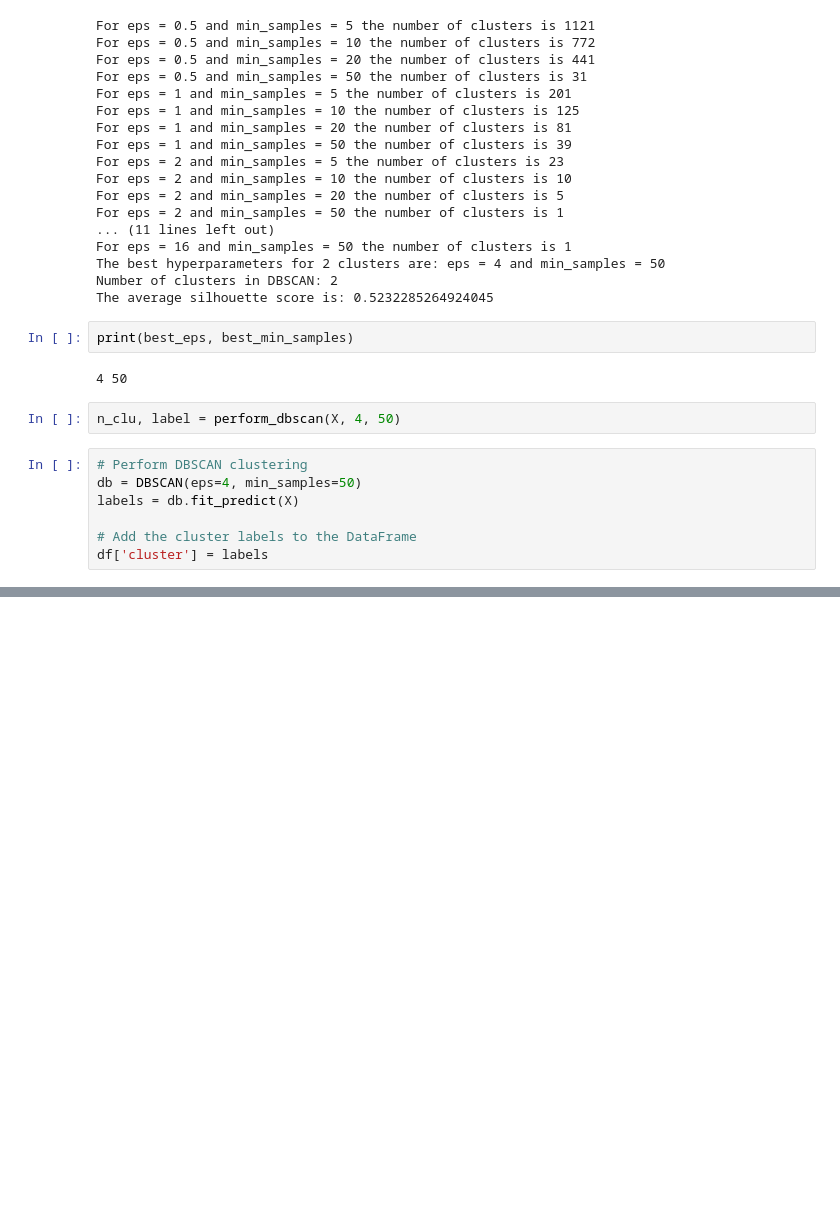
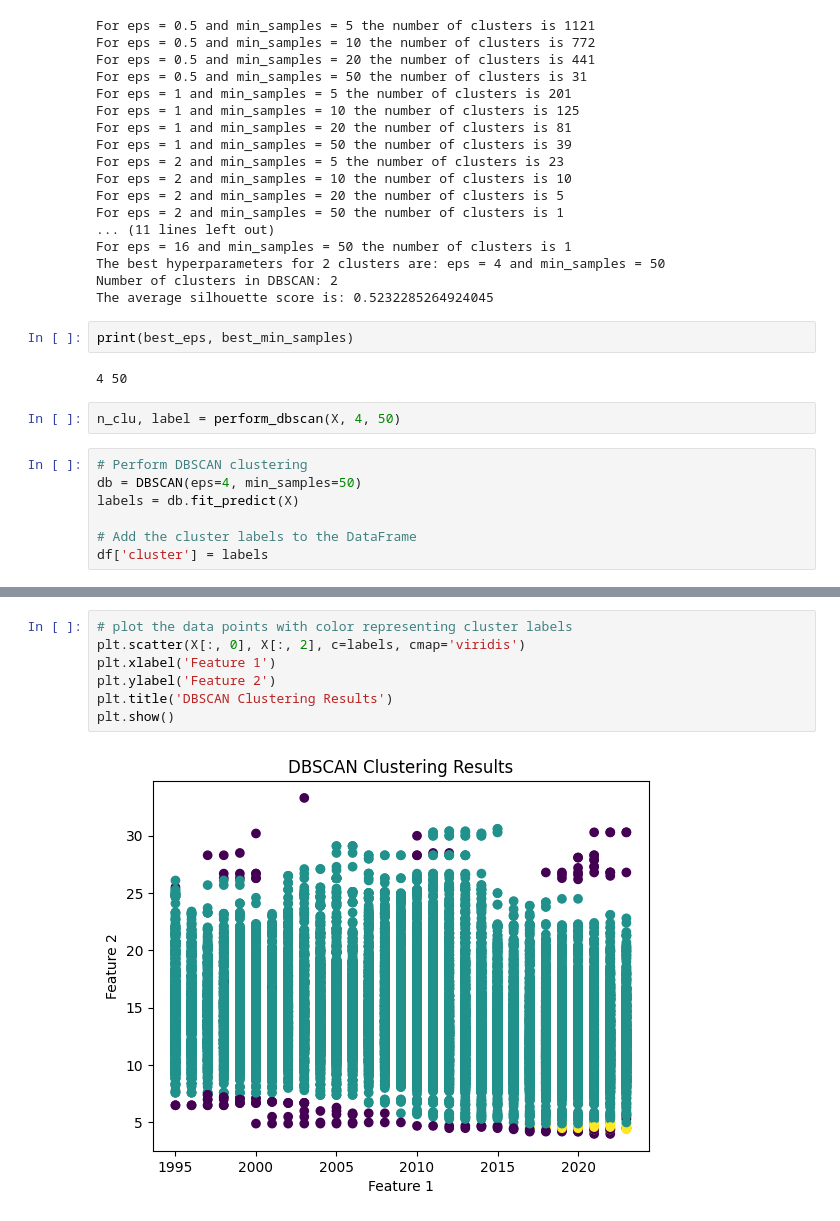
Before and after one commit to lfunderburk/machine-learning-capstone, a Jupyter notebook: notebooks/unsupervised-learning.ipynb, the cells around one changed output, grey strips where cells are left out. Drawn from its saved outputs; the diff is of its cells as text; blank space fills up the shorter version.

```diff
--- a/notebooks/unsupervised-learning.ipynb
+++ b/notebooks/unsupervised-learning.ipynb
@@ -446,0 +452,9 @@ plt.show()
+# %%
+# plot the data points with color representing cluster labels
+plt.scatter(X[:, 0], X[:, 2], c=labels, cmap='viridis')
+plt.xlabel('Feature 1')
+plt.ylabel('Feature 2')
+plt.title('DBSCAN Clustering Results')
+plt.show()
+# %% [output]
+[figure, added]
```
Also changed, not shown: parts of 6 cells of this notebook.
